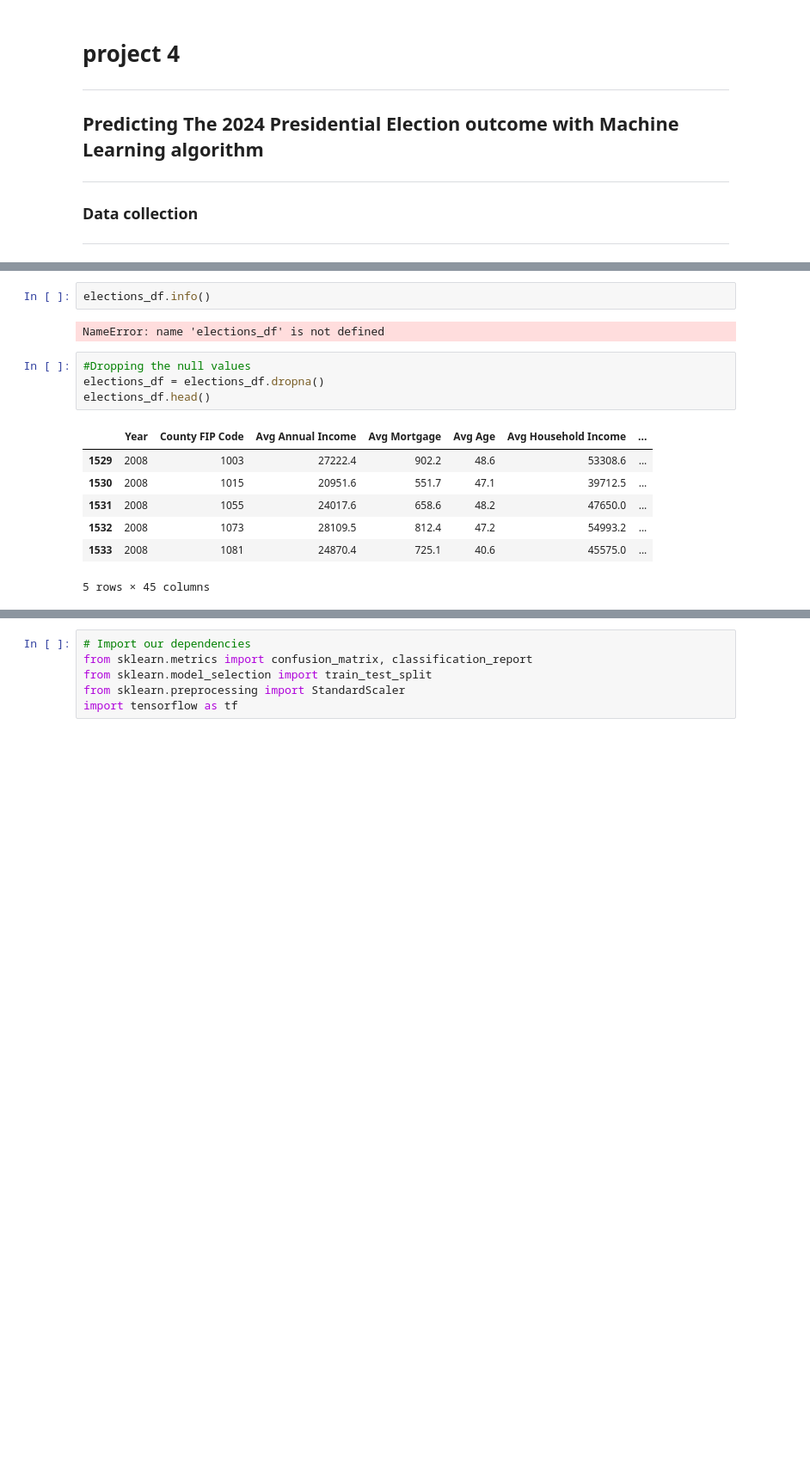
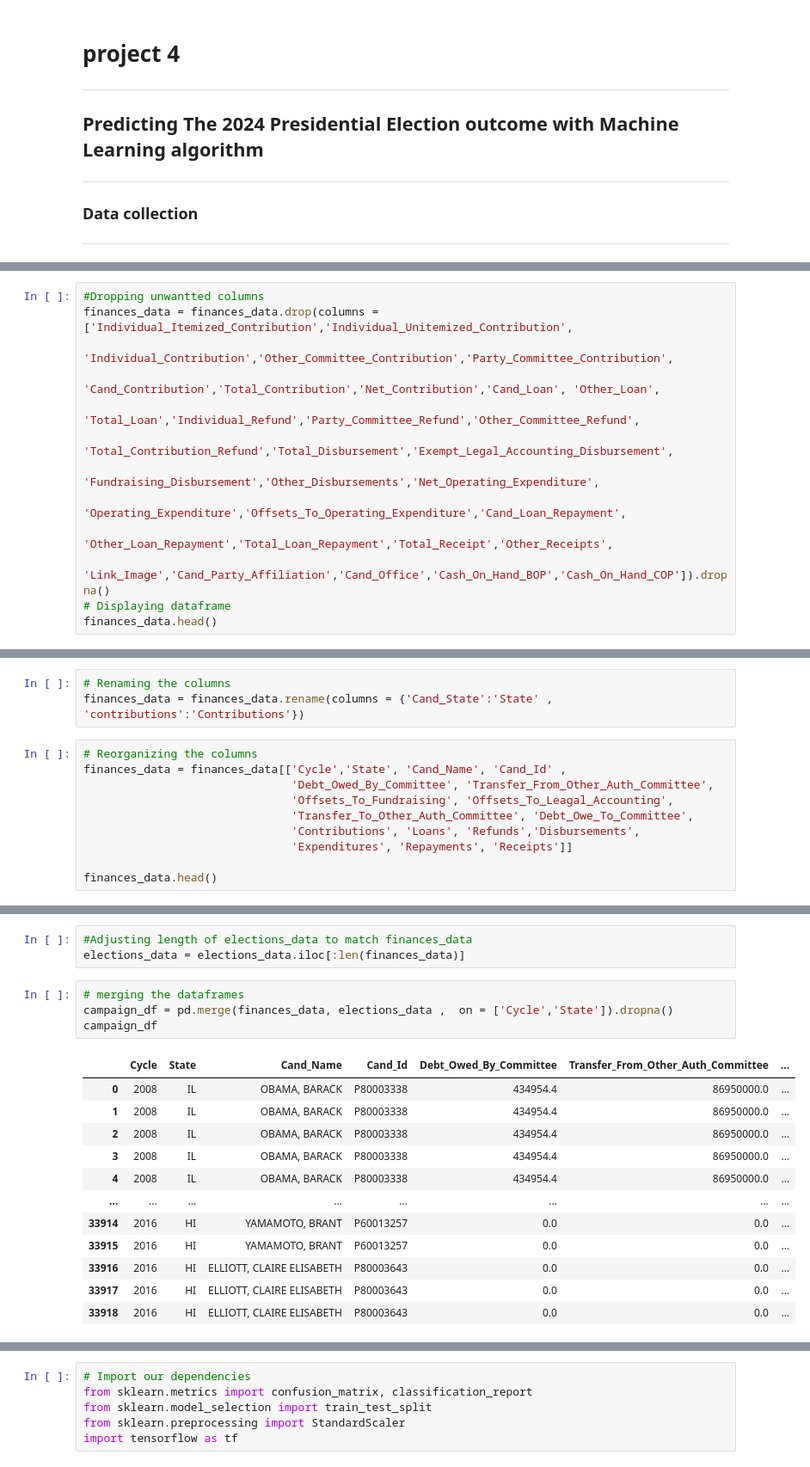
Before and after one commit to okalis05/Project4, a Jupyter notebook: Project4.ipynb, the cells around one changed output, grey strips where cells are left out. Shown at 86% size. Drawn from its saved outputs; the diff is of its cells as text; blank space fills up the shorter version.

```diff
--- a/Project4.ipynb
+++ b/Project4.ipynb
@@ -203,0 +255,13 @@ TypeError: '>=' not supported between instances of 'str' and 'int'
+# %%
+#Dropping unwantted columns
+finances_data = finances_data.drop(columns = ['Individual_Itemized_Contribution','Individual_Unitemized_Contribution',
+                                               'Individual_Contribution','Other_Committee_Contribution','Party_Committee_Contribution',
+                                               'Cand_Contribution','Total_Contribution','Net_Contribution','Cand_Loan', 'Other_Loan',
+                                               'Total_Loan','Individual_Refund','Party_Committee_Refund','Other_Committee_Refund',
+                                               'Total_Contribution_Refund','Total_Disbursement','Exempt_Legal_Accounting_Disbursement',
+                                               'Fundraising_Disbursement','Other_Disbursements','Net_Operating_Expenditure',
+                                               'Operating_Expenditure','Offsets_To_Operating_Expenditure','Cand_Loan_Repayment',
+                                               'Other_Loan_Repayment','Total_Loan_Repayment','Total_Receipt','Other_Receipts',
+                                               'Link_Image','Cand_Party_Affiliation','Cand_Office','Cash_On_Hand_BOP','Cash_On_Hand_COP']).dropna()
+# Displaying dataframe
+finances_data.head()
@@ -203,0 +275,13 @@ TypeError: '>=' not supported between instances of 'str' and 'int'
+# %%
+# Renaming the columns
+finances_data = finances_data.rename(columns = {'Cand_State':'State' , 'contributions':'Contributions'})
+# %%
+# Reorganizing the columns
+finances_data = finances_data[['Cycle','State', 'Cand_Name', 'Cand_Id' ,
+                               'Debt_Owed_By_Committee', 'Transfer_From_Other_Auth_Committee',
+                               'Offsets_To_Fundraising', 'Offsets_To_Leagal_Accounting',
+                               'Transfer_To_Other_Auth_Committee', 'Debt_Owe_To_Committee',
+                               'Contributions', 'Loans', 'Refunds','Disbursements',
+                               'Expenditures', 'Repayments', 'Receipts']]
+
+finances_data.head()
@@ -251,16 +298,20 @@ elections_df.head()
-# %%
-elections_df.info()
-# %% [output]
-NameError: name 'elections_df' is not defined
-# %%
-#Dropping the null values
-elections_df = elections_df.dropna()
-elections_df.head()
-# %% [output]
-|  | Year | County FIP Code | Avg Annual Income | Avg Mortgage | Avg Age | Avg Household Income | ... |
-| 1529 | 2008 | 1003 | 27222.4 | 902.2 | 48.6 | 53308.6 | ... |
-| 1530 | 2008 | 1015 | 20951.6 | 551.7 | 47.1 | 39712.5 | ... |
-| 1531 | 2008 | 1055 | 24017.6 | 658.6 | 48.2 | 47650.0 | ... |
-| 1532 | 2008 | 1073 | 28109.5 | 812.4 | 47.2 | 54993.2 | ... |
-| 1533 | 2008 | 1081 | 24870.4 | 725.1 | 40.6 | 45575.0 | ... |
-5 rows × 45 columns
+# %%
+#Adjusting length of elections_data to match finances_data
+elections_data = elections_data.iloc[:len(finances_data)]
+# %%
+# merging the dataframes
+campaign_df = pd.merge(finances_data, elections_data ,  on = ['Cycle','State']).dropna()
+campaign_df
+# %% [output]
+|  | Cycle | State | Cand_Name | Cand_Id | Debt_Owed_By_Committee | Transfer_From_Other_Auth_Committee | ... |
+| 0 | 2008 | IL | OBAMA, BARACK | P80003338 | 434954.4 | 86950000.0 | ... |
+| 1 | 2008 | IL | OBAMA, BARACK | P80003338 | 434954.4 | 86950000.0 | ... |
+| 2 | 2008 | IL | OBAMA, BARACK | P80003338 | 434954.4 | 86950000.0 | ... |
+| 3 | 2008 | IL | OBAMA, BARACK | P80003338 | 434954.4 | 86950000.0 | ... |
+| 4 | 2008 | IL | OBAMA, BARACK | P80003338 | 434954.4 | 86950000.0 | ... |
+| ... | ... | ... | ... | ... | ... | ... | ... |
+| 33914 | 2016 | HI | YAMAMOTO, BRANT | P60013257 | 0.0 | 0.0 | ... |
+| 33915 | 2016 | HI | YAMAMOTO, BRANT | P60013257 | 0.0 | 0.0 | ... |
+| 33916 | 2016 | HI | ELLIOTT, CLAIRE ELISABETH | P80003643 | 0.0 | 0.0 | ... |
+| 33917 | 2016 | HI | ELLIOTT, CLAIRE ELISABETH | P80003643 | 0.0 | 0.0 | ... |
+| 33918 | 2016 | HI | ELLIOTT, CLAIRE ELISABETH | P80003643 | 0.0 | 0.0 | ... |
```
Also changed, not shown: parts of 68 cells of this notebook, 17 other files.
